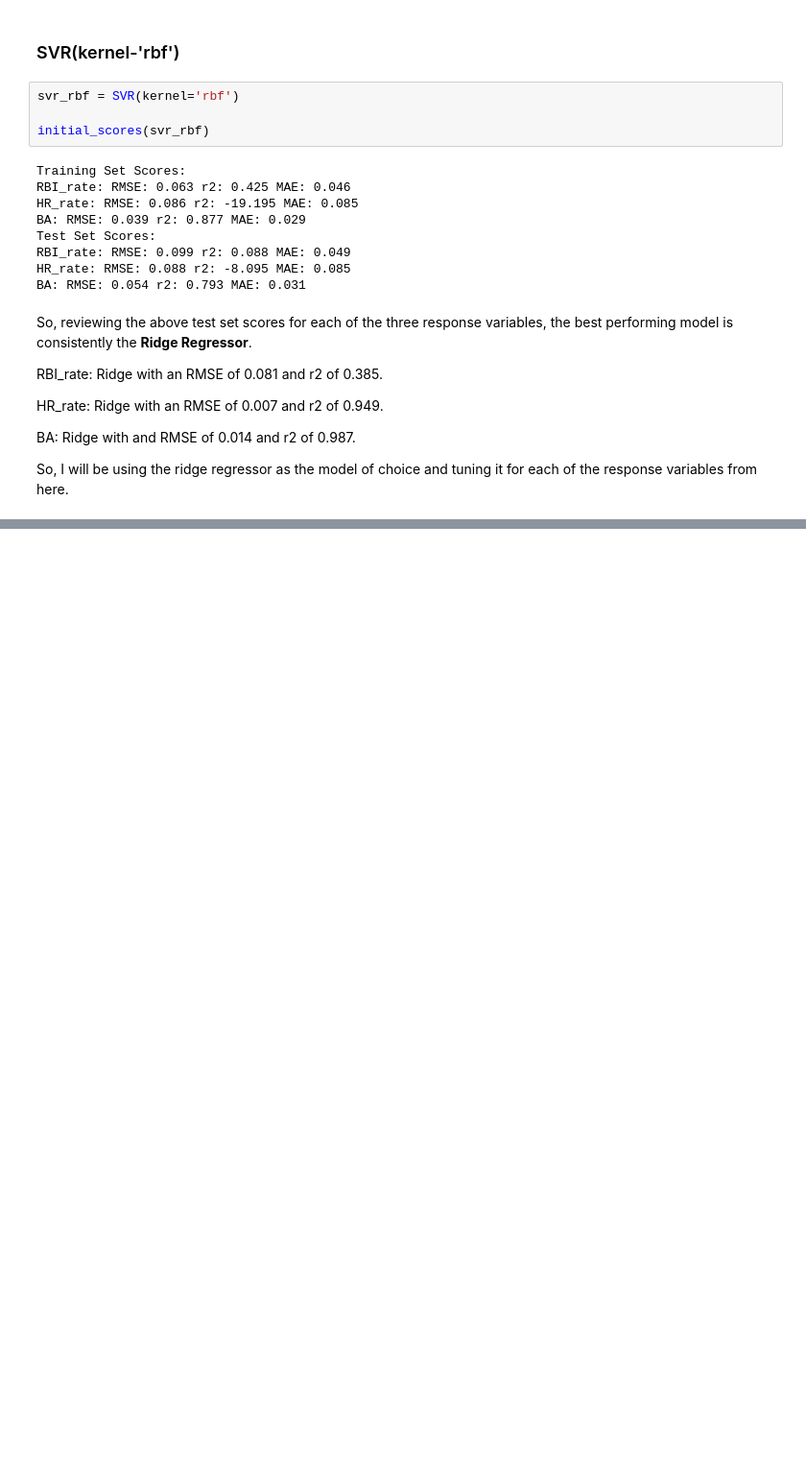
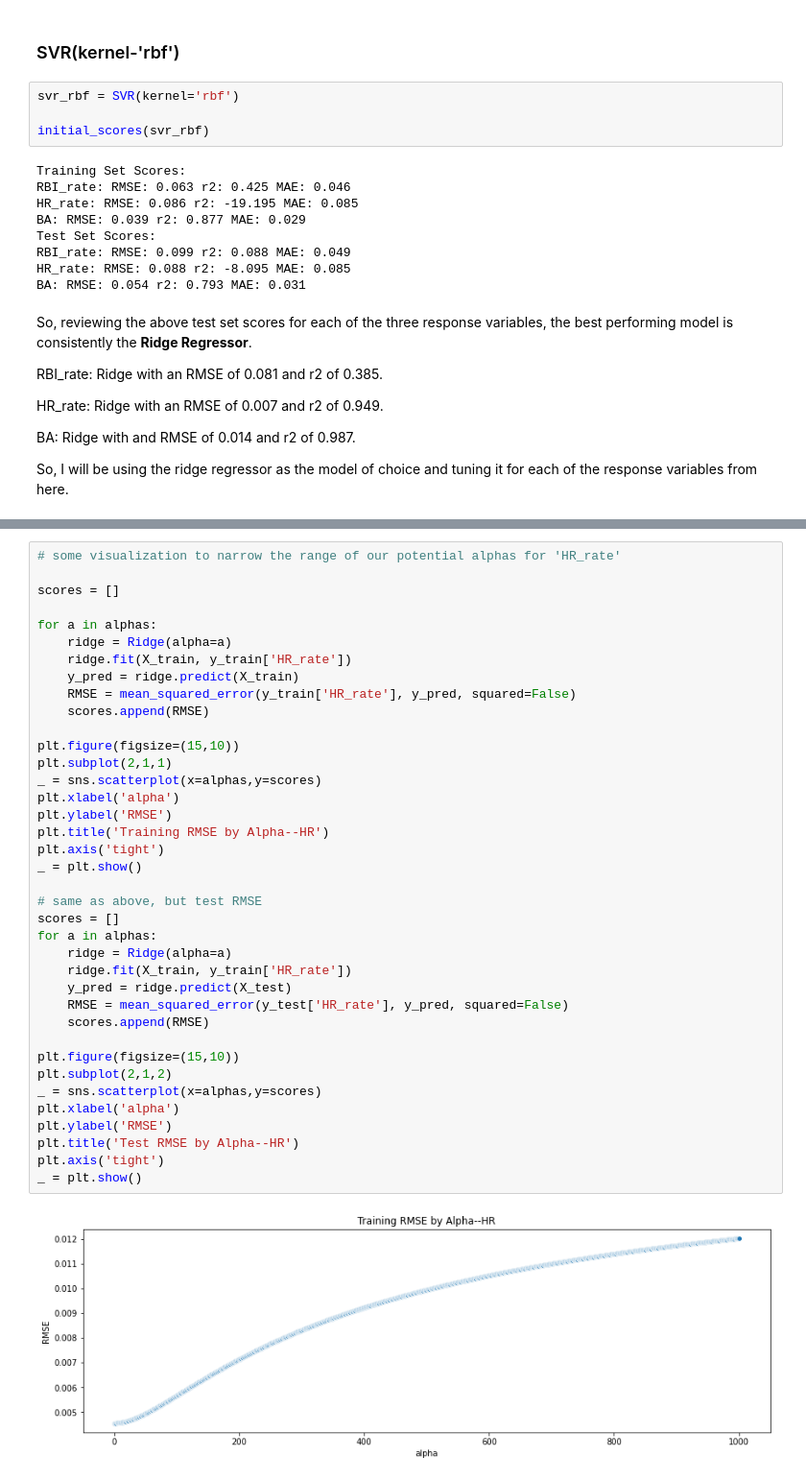
Before and after one commit to abewoycke/KBO-Projections, a Jupyter notebook: 5-Modeling/KBO Projections Modeling.ipynb, the cells around one changed output, grey strips where cells are left out. Shown at 96% size. Cells and saved outputs as stored; diff of their text form; blank space fills up the shorter version.

```diff
--- a/5-Modeling/KBO Projections Modeling.ipynb
+++ b/5-Modeling/KBO Projections Modeling.ipynb
@@ -138,0 +206,40 @@ alphas = np.concatenate([alphas, np.arange(1,2001,1)])
+# %%
+# some visualization to narrow the range of our potential alphas for 'HR_rate'
+
+scores = []
+
+for a in alphas:
+    ridge = Ridge(alpha=a)
+    ridge.fit(X_train, y_train['HR_rate'])
+    y_pred = ridge.predict(X_train)
+    RMSE = mean_squared_error(y_train['HR_rate'], y_pred, squared=False)
+    scores.append(RMSE)
+
+plt.figure(figsize=(15,10))
+plt.subplot(2,1,1)
+_ = sns.scatterplot(x=alphas,y=scores)
+plt.xlabel('alpha')
+plt.ylabel('RMSE')
+plt.title('Training RMSE by Alpha--HR')
+plt.axis('tight')
+_ = plt.show()
+
+# same as above, but test RMSE
+scores = []
+for a in alphas:
+    ridge = Ridge(alpha=a)
+    ridge.fit(X_train, y_train['HR_rate'])
+    y_pred = ridge.predict(X_test)
+    RMSE = mean_squared_error(y_test['HR_rate'], y_pred, squared=False)
+    scores.append(RMSE)
+
+plt.figure(figsize=(15,10))
+plt.subplot(2,1,2)
+_ = sns.scatterplot(x=alphas,y=scores)
+plt.xlabel('alpha')
+plt.ylabel('RMSE')
+plt.title('Test RMSE by Alpha--HR')
+plt.axis('tight')
+_ = plt.show()
+# %% [output]
+[figure, added]
```
Also changed, not shown: parts of 19 cells of this notebook, 1 other file.
